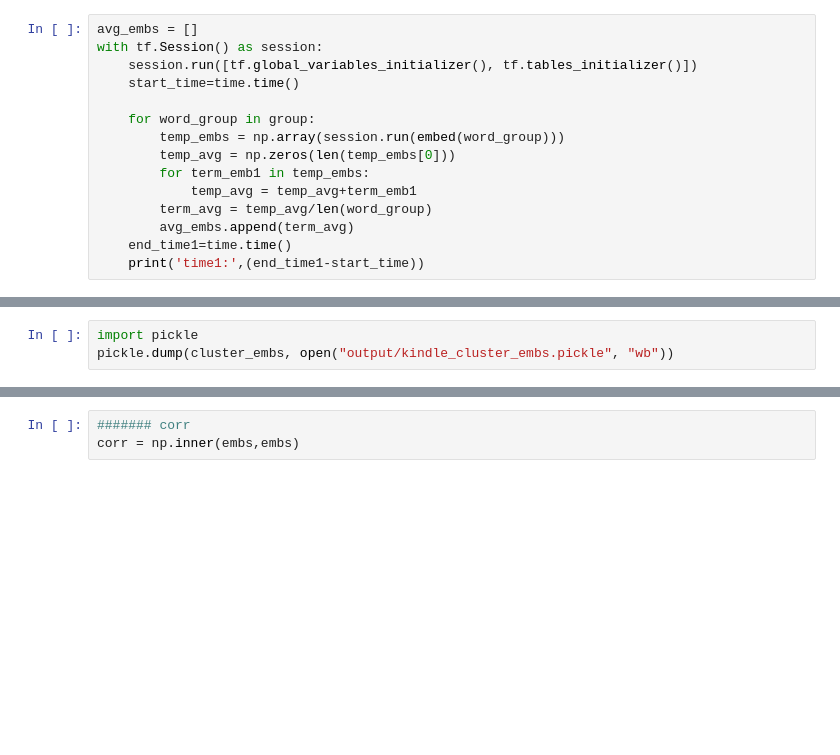
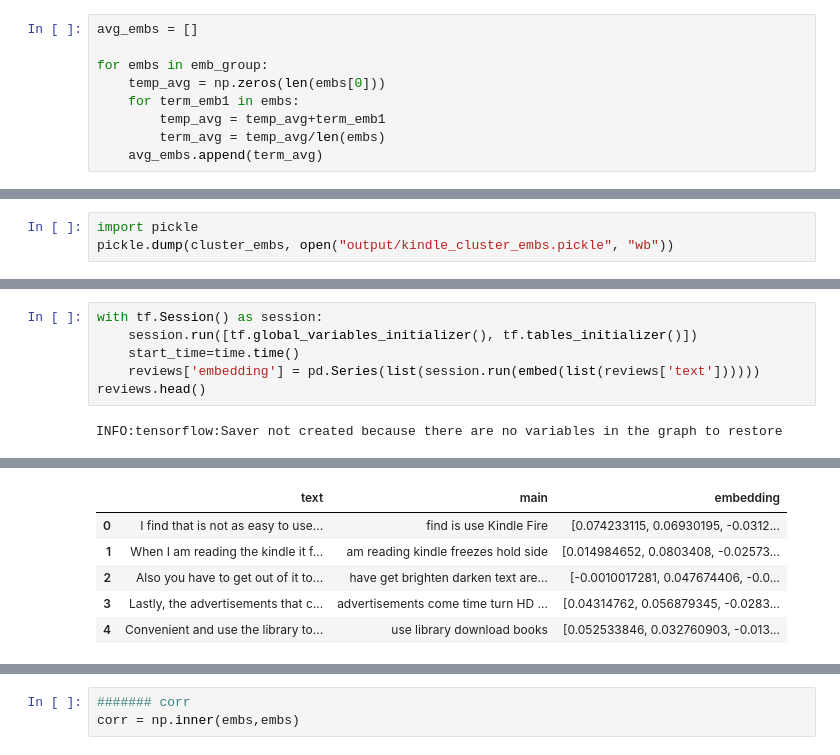
Before and after one commit to betty35/comment-summary-tests, a Jupyter notebook: Clustering-keywords----Kindle Fire HD.ipynb, the cells around one changed output, grey strips where cells are left out. Drawn from its saved outputs; the diff is of its cells as text; blank space fills up the shorter version.

```diff
--- a/Clustering-keywords.ipynb
+++ b/Clustering-keywords----Kindle Fire HD.ipynb
@@ -321,16 +355,10 @@ np.zeros(5)
 array([0., 0., 0., 0., 0.])
 # %%
 avg_embs = []
-with tf.Session() as session:
-    session.run([tf.global_variables_initializer(), tf.tables_initializer()])
-    start_time=time.time()
 
-    for word_group in group:
-        temp_embs = np.array(session.run(embed(word_group)))
-        temp_avg = np.zeros(len(temp_embs[0]))
-        for term_emb1 in temp_embs:
-            temp_avg = temp_avg+term_emb1
-        term_avg = temp_avg/len(word_group)
-        avg_embs.append(term_avg)
-    end_time1=time.time()
-    print('time1:',(end_time1-start_time))
+for embs in emb_group:
+    temp_avg = np.zeros(len(embs[0]))
+    for term_emb1 in embs:
+        temp_avg = temp_avg+term_emb1
+        term_avg = temp_avg/len(embs)
+    avg_embs.append(term_avg)
@@ -396,0 +421,8 @@ test_load
+# %%
+with tf.Session() as session:
+    session.run([tf.global_variables_initializer(), tf.tables_initializer()])
+    start_time=time.time()
+    reviews['embedding'] = pd.Series(list(session.run(embed(list(reviews['text'])))))
+reviews.head()
+# %% [output]
+INFO:tensorflow:Saver not created because there are no variables in the graph to restore
@@ -396,0 +430,6 @@ test_load
+|  | text | main | embedding |
+| 0 | I find that is not as easy to use... | find is use Kindle Fire | [0.074233115, 0.06930195, -0.0312... |
+| 1 | When I am reading the kindle it f... | am reading kindle freezes hold side | [0.014984652, 0.0803408, -0.02573... |
+| 2 | Also you have to get out of it to... | have get brighten darken text are... | [-0.0010017281, 0.047674406, -0.0... |
+| 3 | Lastly, the advertisements that c... | advertisements come time turn HD ... | [0.04314762, 0.056879345, -0.0283... |
+| 4 | Convenient and use the library to... | use library download books | [0.052533846, 0.032760903, -0.013... |
```
Also changed, not shown: parts of 15 cells of this notebook, 1 other file.
